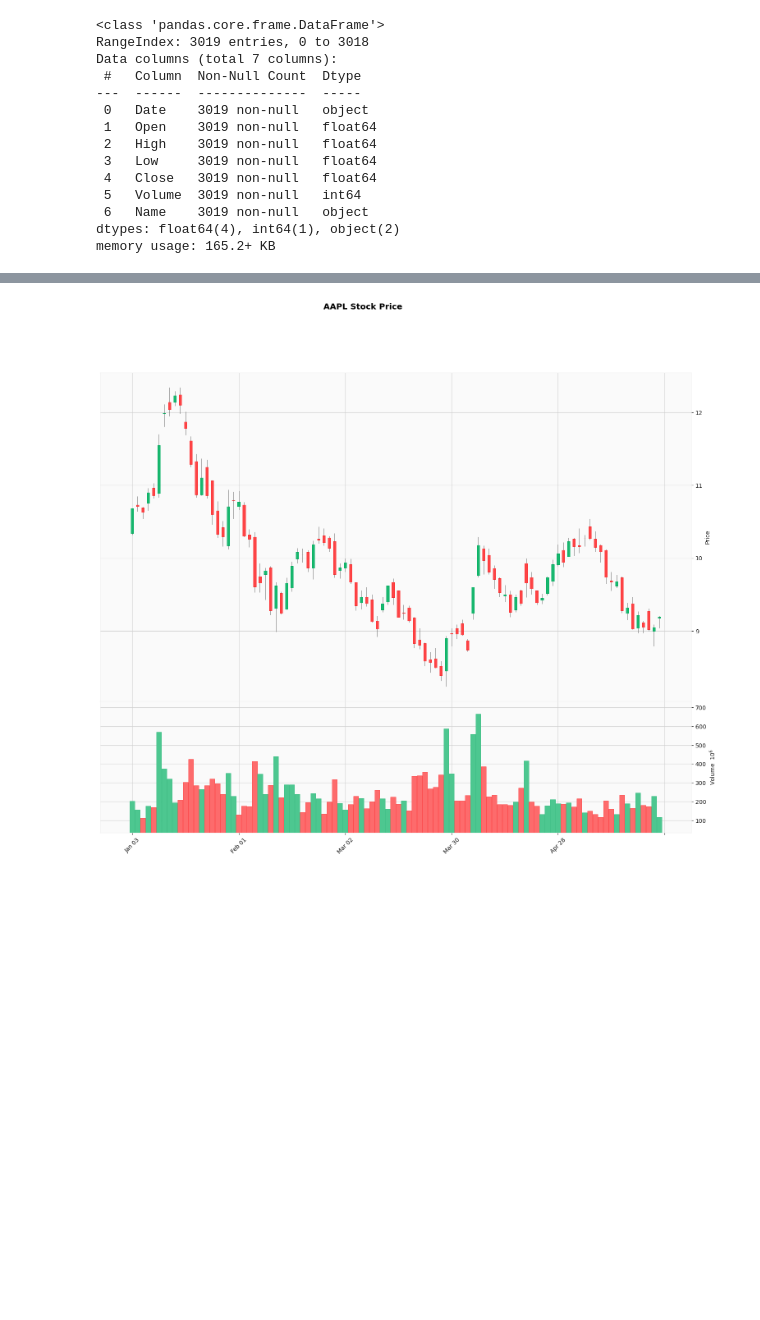
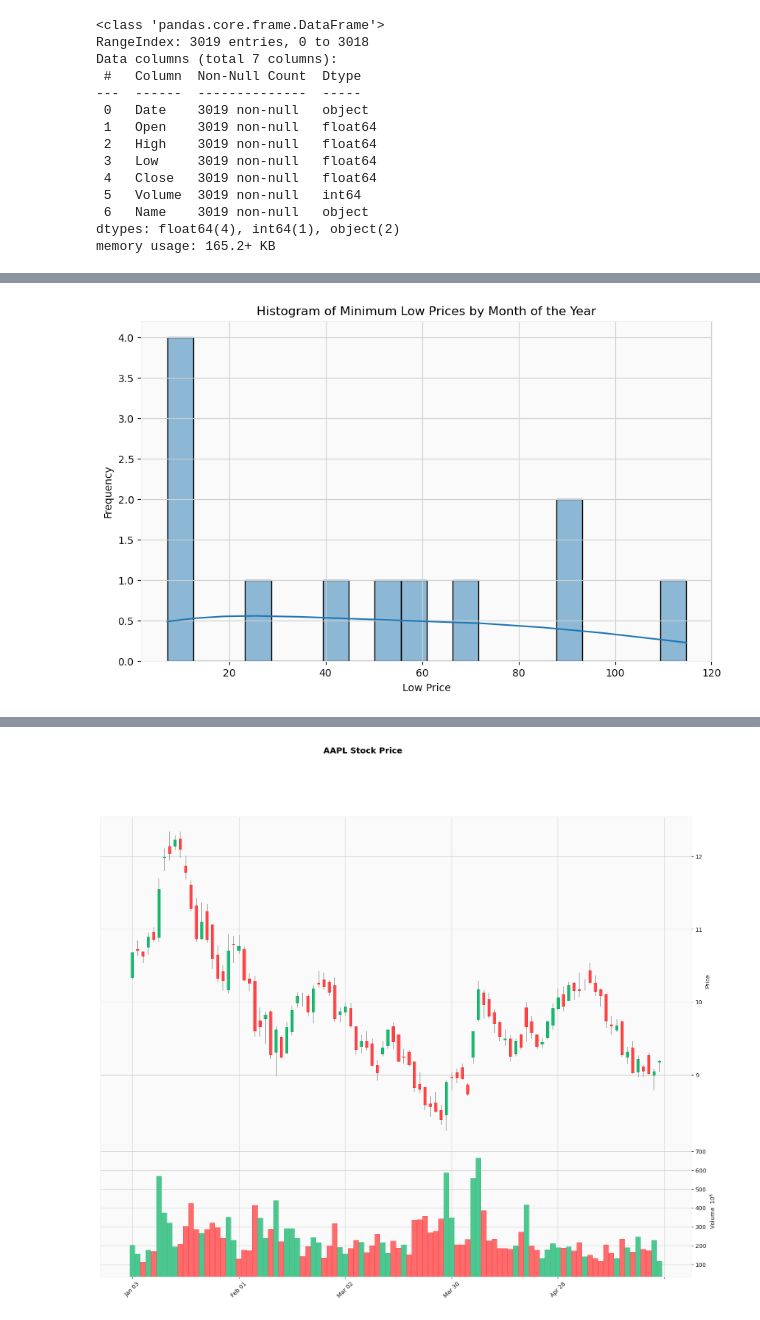
Before and after one commit to aminuldidar/stock_price_prediction, a Jupyter notebook: stock_price_prediction.ipynb, the cells around one changed output, grey strips where cells are left out. Saved outputs shown, nothing was run; the diff lists cells and outputs as text; code cells hidden in the pictures; blank space fills up the shorter version.

```diff
--- a/stock_price_prediction.ipynb
+++ b/stock_price_prediction.ipynb
@@ -109,3 +172,22 @@ plt.show()
+# %%
+import pandas as pd
+import seaborn as sns
+import matplotlib.pyplot as plt
+
+#df['Date'] = pd.to_datetime(df['Date'])
+#df.set_index('Date', inplace=True)
+
+monthly_min_prices = df['Low'].resample('Y').min()
+
+# Plot histogram with price ranges by month
+plt.figure(figsize=(10, 6))
+sns.histplot(monthly_min_prices, bins=20, kde=True)
+plt.title('Histogram of Minimum Low Prices by Month of the Year')
+plt.xlabel('Low Price')
+plt.ylabel('Frequency')
+plt.show()
+# %% [output]
+[figure, added]
 # %%
 #df['Date'] = pd.to_datetime(df['Date'])  # Convert 'Date' to datetime format
 #df.set_index('Date', inplace=True)  # Set 'Date' as the index
```
Also changed, not shown: parts of 20 cells of this notebook.
